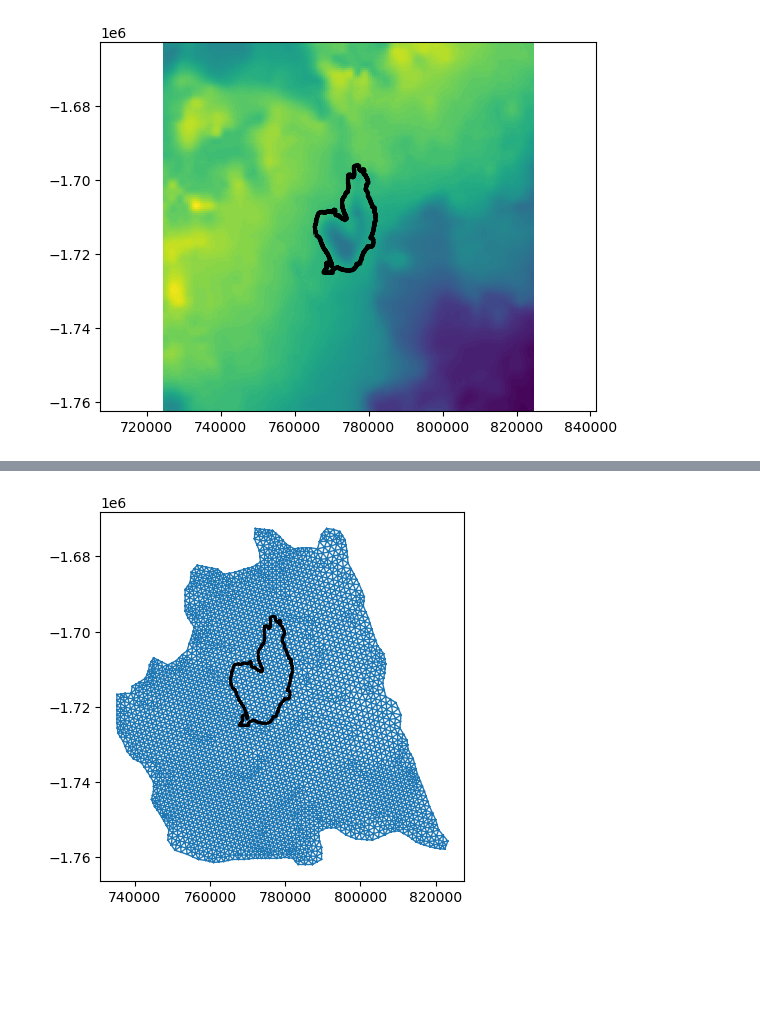
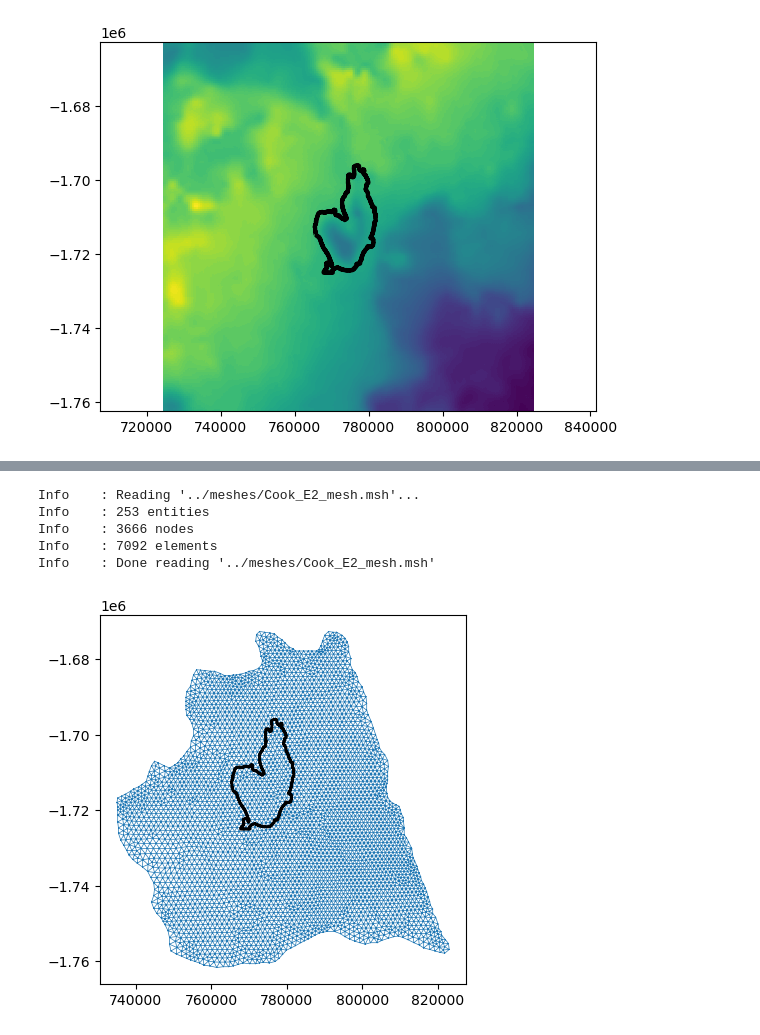
Before and after one commit to agstub/shakti-fenics, a Jupyter notebook: notebooks/create_mesh.ipynb, the cells around one changed output, grey strips where cells are left out. Drawn from its saved outputs; the diff is of its cells as text; code cells hidden in the pictures; blank space fills up the shorter version.

```diff
--- a/notebooks/create_mesh.ipynb
+++ b/notebooks/create_mesh.ipynb
@@ -195,3 +253,25 @@ with rasterio.open(lake_name+'_basins.tif') as src:
+# %%
+resultsname = '../results/cooke2_N340kpa_nostore'
+sys.path.insert(0, resultsname)
+py_file = [f for f in os.listdir(resultsname) if f.endswith('.py')][0]
+path = os.path.join(resultsname, py_file)
+spec = importlib.util.spec_from_file_location("my_module", path)
+setup = importlib.util.module_from_spec(spec)
+spec.loader.exec_module(setup)
+
+lake_bdry = setup.lake_bdry.x.array # get lake boundary
+
+# create triangulation for matplotlib plotting that mirrors the mesh triangulation.
+triang = Triangulation(setup.domain.geometry.x[:,0],setup.domain.geometry.x[:,1],setup.domain.geometry.dofmap)
+triang_bdry = Triangulation(triang.x,triang.y,triang.triangles)
+mask = np.all(triang_bdry.neighbors >= 0, axis=1)
+triang_bdry.set_mask(mask)
+# %% [output]
+Info    : Reading '../meshes/Cook_E2_mesh.msh'...
+Info    : 253 entities
+Info    : 3666 nodes
+Info    : 7092 elements
+Info    : Done reading '../meshes/Cook_E2_mesh.msh'
 # %%
 %matplotlib tk
 # Define extent
@@ -247,14 +329,17 @@ gmsh.write(lake_name+"_mesh.msh")
 # %%
-msh = meshio.read(lake_name+"_mesh.msh")
+msh = meshio.read(lake_name+"_mesh_alt_coarse.msh")
+# msh2 = meshio.read('../meshes/'+lake_name+"_mesh.msh")
+
 
 # 3. Plot the mesh using matplotlib
 %matplotlib inline
 points = msh.points
 cells = msh.cells[0].data  # Assuming only one cell block
-plt.triplot(points[:, 0], points[:, 1], cells,linewidth=1)
+plt.triplot(points[:, 0], points[:, 1], cells,linewidth=0.5)
+# plt.triplot(msh2.points[:, 0], msh2.points[:, 1], msh2.cells[0].data,linewidth=0.5,color='r')
 outline_sc.plot(edgecolor='k',facecolor='none',ax=plt.gca(),linewidth=2)
 plt.gca().set_aspect("equal")
 plt.show()
 plt.close()
 # %% [output]
-[figure, old version]
+[figure, new version]
```
Also changed, not shown: parts of 14 cells of this notebook, 5 other files.
